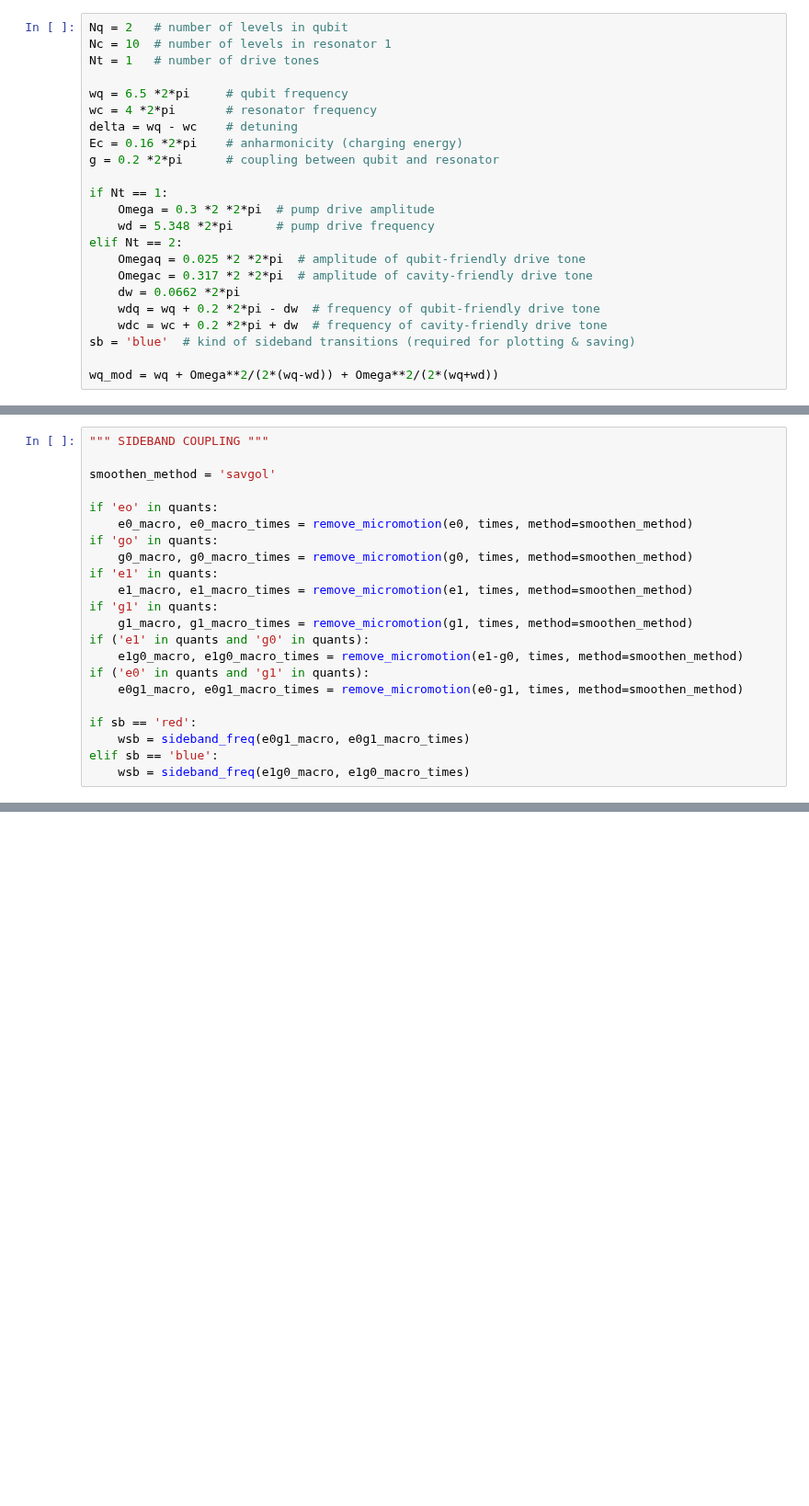
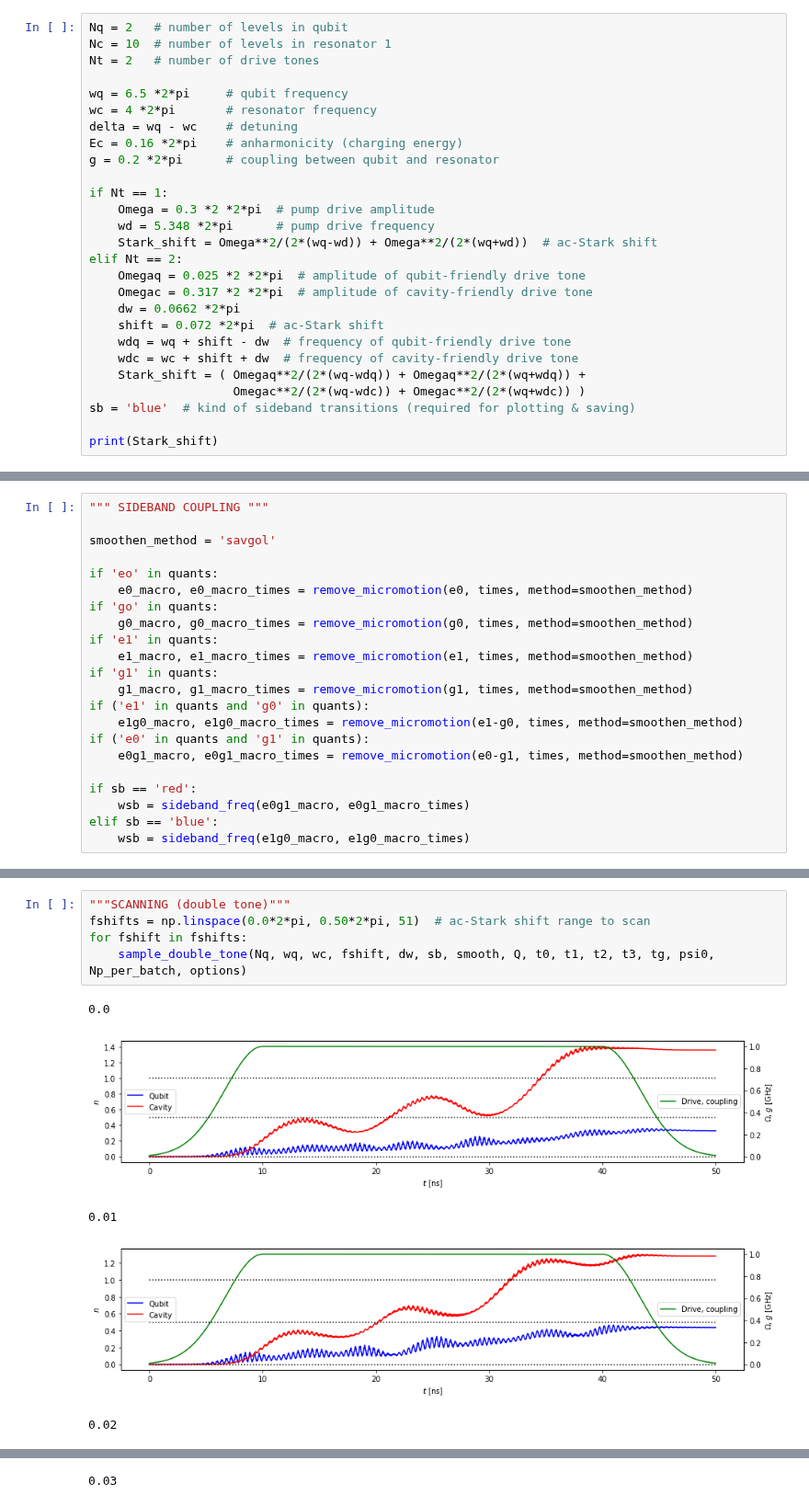
Before and after one commit to wouterkesselsap/thesis, a Jupyter notebook: 2p_sideband.ipynb, the cells around one changed output, grey strips where cells are left out. Shown at 92% size. Drawn from its saved outputs; the diff is of its cells as text; blank space fills up the shorter version.

```diff
--- a/2p_sideband.ipynb
+++ b/2p_sideband.ipynb
@@ -62,7 +62,7 @@ options.store_states=True
 # %%
 Nq = 2   # number of levels in qubit
 Nc = 10  # number of levels in resonator 1
-Nt = 1   # number of drive tones
+Nt = 2   # number of drive tones
 
 wq = 6.5 *2*pi     # qubit frequency
 wc = 4 *2*pi       # resonator frequency
@@ -73,12 +73,16 @@ g = 0.2 *2*pi      # coupling between qubit and resonator
 if Nt == 1:
     Omega = 0.3 *2 *2*pi  # pump drive amplitude
     wd = 5.348 *2*pi      # pump drive frequency
+    Stark_shift = Omega**2/(2*(wq-wd)) + Omega**2/(2*(wq+wd))  # ac-Stark shift
 elif Nt == 2:
     Omegaq = 0.025 *2 *2*pi  # amplitude of qubit-friendly drive tone
     Omegac = 0.317 *2 *2*pi  # amplitude of cavity-friendly drive tone
     dw = 0.0662 *2*pi
-    wdq = wq + 0.2 *2*pi - dw  # frequency of qubit-friendly drive tone
-    wdc = wc + 0.2 *2*pi + dw  # frequency of cavity-friendly drive tone
+    shift = 0.072 *2*pi  # ac-Stark shift
+    wdq = wq + shift - dw  # frequency of qubit-friendly drive tone
+    wdc = wc + shift + dw  # frequency of cavity-friendly drive tone
+    Stark_shift = ( Omegaq**2/(2*(wq-wdq)) + Omegaq**2/(2*(wq+wdq)) +
+                    Omegac**2/(2*(wq-wdc)) + Omegac**2/(2*(wq+wdc)) )
 sb = 'blue'  # kind of sideband transitions (required for plotting & saving)
 
-wq_mod = wq + Omega**2/(2*(wq-wd)) + Omega**2/(2*(wq+wd))
+print(Stark_shift)
@@ -314,0 +376,11 @@ widgets.VBox([fig_button, fig_out])
+# %%
+"""SCANNING (double tone)"""
+fshifts = np.linspace(0.0*2*pi, 0.50*2*pi, 51)  # ac-Stark shift range to scan
+for fshift in fshifts:
+    sample_double_tone(Nq, wq, wc, fshift, dw, sb, smooth, Q, t0, t1, t2, t3, tg, psi0, Np_per_batch, options)
+# %% [output]
+0.0
+[figure, added]
+0.01
+[figure, added]
+0.02
@@ -314,0 +388 @@ widgets.VBox([fig_button, fig_out])
+0.03
```
Also changed, not shown: parts of 11 cells of this notebook, 1 other file.
